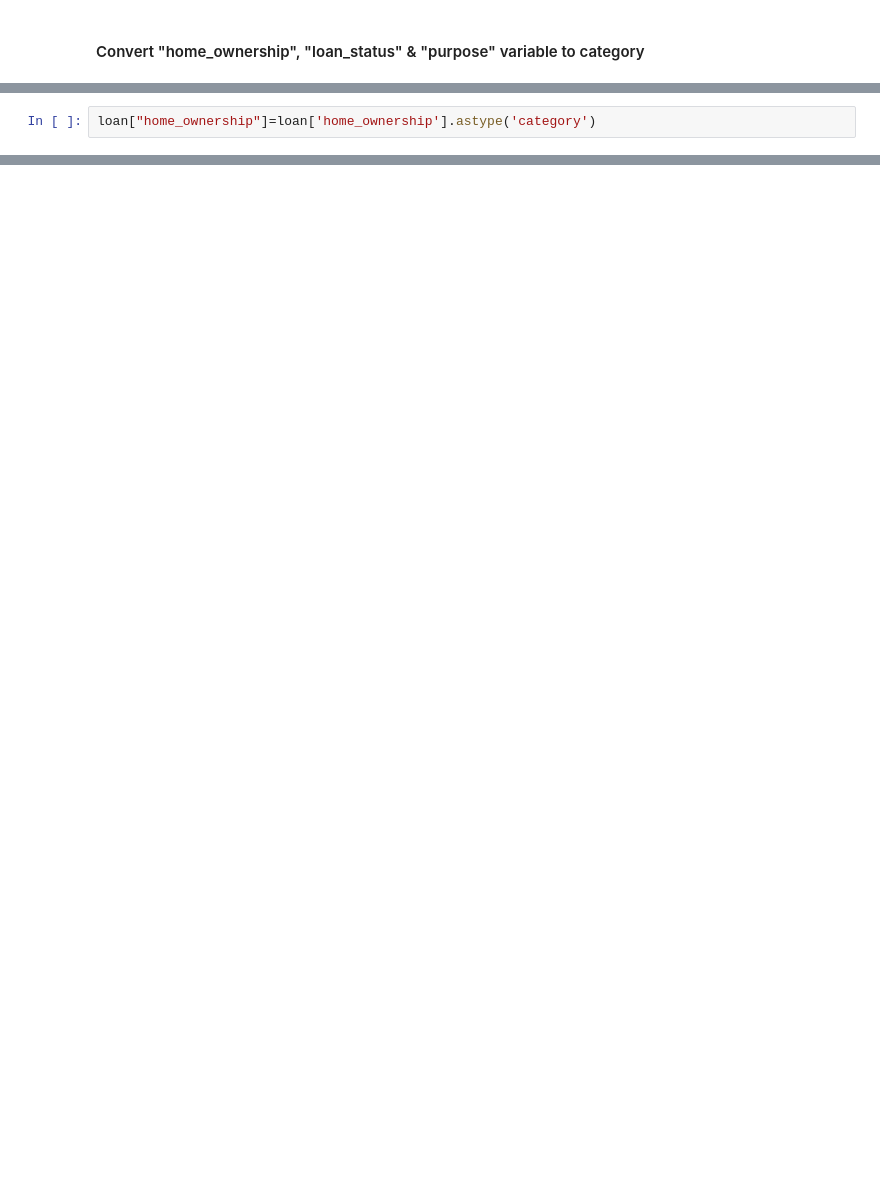
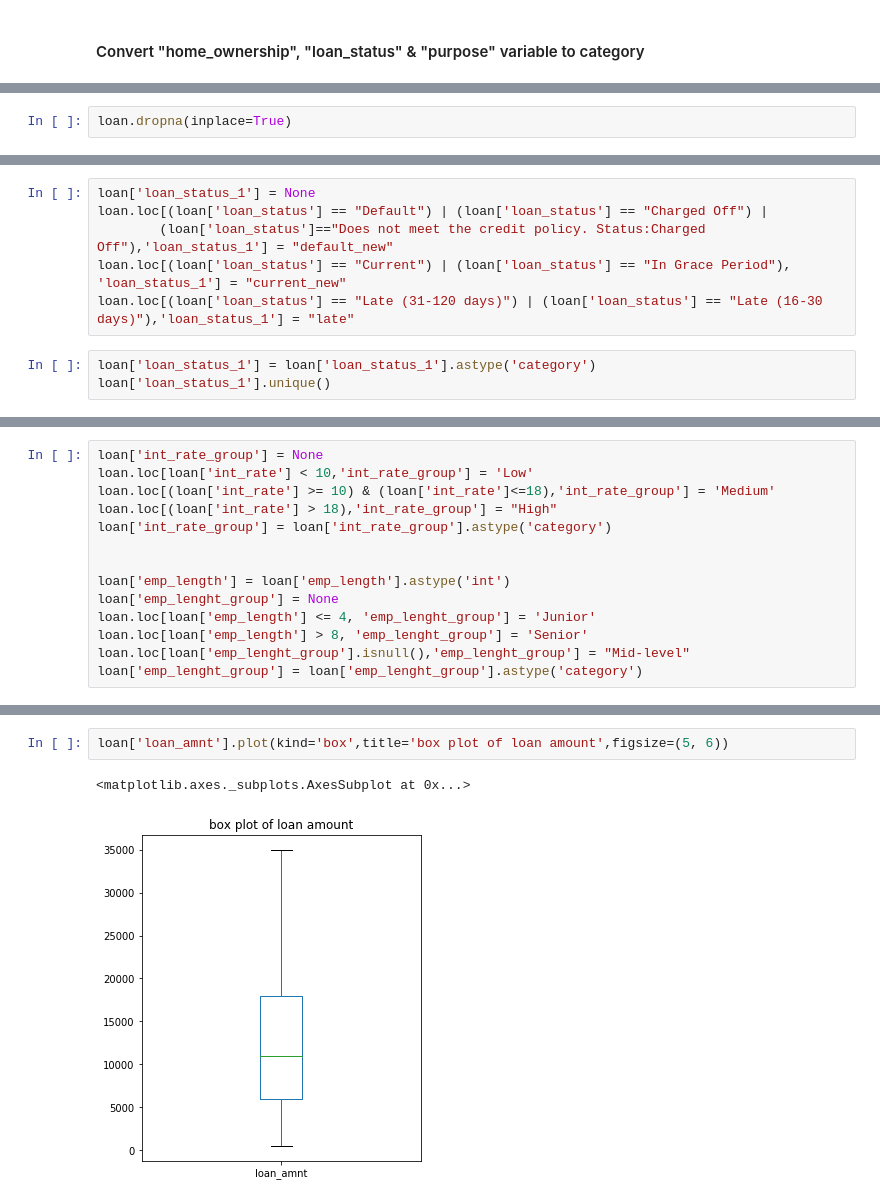
Before and after one commit to vkgpt11/Statistics-Probability-Using-Python, a Jupyter notebook: projects/Loan Approval based on applicant's profile.ipynb, the cells around one changed output, grey strips where cells are left out. Cells and saved outputs as stored; diff of their text form; blank space fills up the shorter version.

```diff
--- a/projects/Loan Approval based on applicant's profile.ipynb
+++ b/projects/Loan Approval based on applicant's profile.ipynb
@@ -188,0 +253,2 @@ dtype('float64')
+# %%
+loan.dropna(inplace=True)
@@ -189,2 +274,9 @@ dtype('float64')
+# %%
+loan['loan_status_1'] = None
+loan.loc[(loan['loan_status'] == "Default") | (loan['loan_status'] == "Charged Off") |
+        (loan['loan_status']=="Does not meet the credit policy. Status:Charged Off"),'loan_status_1'] = "default_new"
+loan.loc[(loan['loan_status'] == "Current") | (loan['loan_status'] == "In Grace Period"), 'loan_status_1'] = "current_new"
+loan.loc[(loan['loan_status'] == "Late (31-120 days)") | (loan['loan_status'] == "Late (16-30 days)"),'loan_status_1'] = "late"
 # %%
-loan["home_ownership"]=loan['home_ownership'].astype('category')
+loan['loan_status_1'] = loan['loan_status_1'].astype('category')
+loan['loan_status_1'].unique()
@@ -194,0 +288,14 @@ loan["loan_status"]=loan['loan_status'].astype('category')
+# %%
+loan['int_rate_group'] = None
+loan.loc[loan['int_rate'] < 10,'int_rate_group'] = 'Low'
+loan.loc[(loan['int_rate'] >= 10) & (loan['int_rate']<=18),'int_rate_group'] = 'Medium'
+loan.loc[(loan['int_rate'] > 18),'int_rate_group'] = "High"
+loan['int_rate_group'] = loan['int_rate_group'].astype('category')
+
+
+loan['emp_length'] = loan['emp_length'].astype('int')
+loan['emp_lenght_group'] = None
+loan.loc[loan['emp_length'] <= 4, 'emp_lenght_group'] = 'Junior'
+loan.loc[loan['emp_length'] > 8, 'emp_lenght_group'] = 'Senior'
+loan.loc[loan['emp_lenght_group'].isnull(),'emp_lenght_group'] = "Mid-level"
+loan['emp_lenght_group'] = loan['emp_lenght_group'].astype('category')
@@ -194,0 +329,5 @@ loan["loan_status"]=loan['loan_status'].astype('category')
+# %%
+loan['loan_amnt'].plot(kind='box',title='box plot of loan amount',figsize=(5, 6))
+# %% [output]
+<matplotlib.axes._subplots.AxesSubplot at 0x...>
+[figure, added]
```
Also changed, not shown: parts of 108 cells of this notebook, 4 other files.
